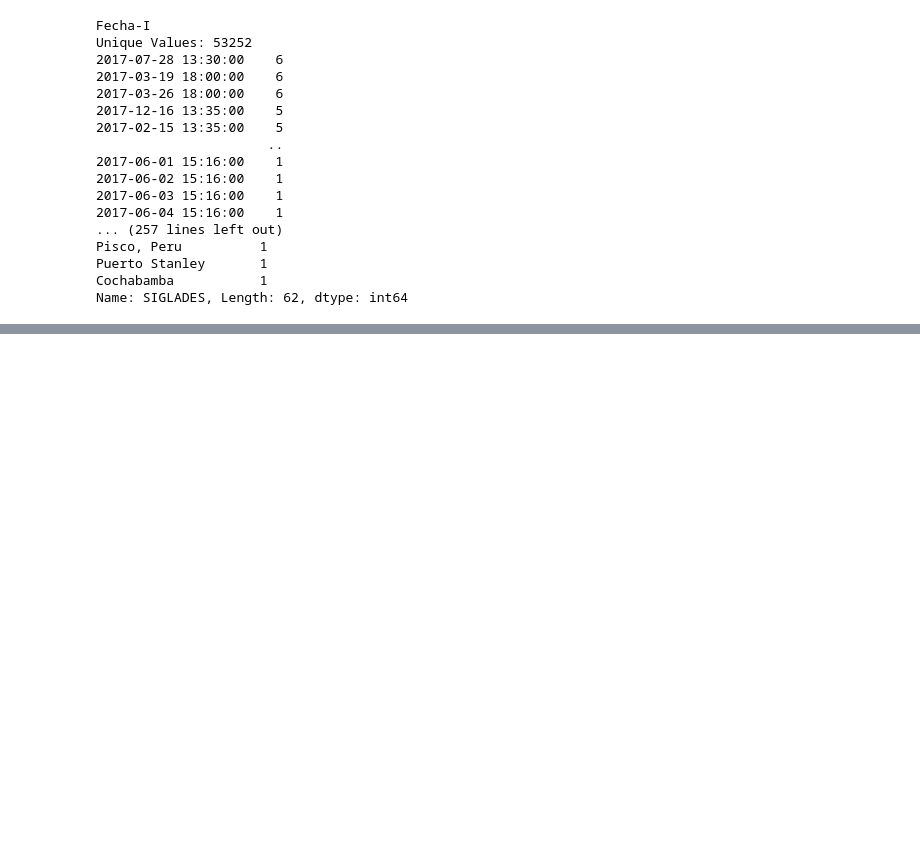
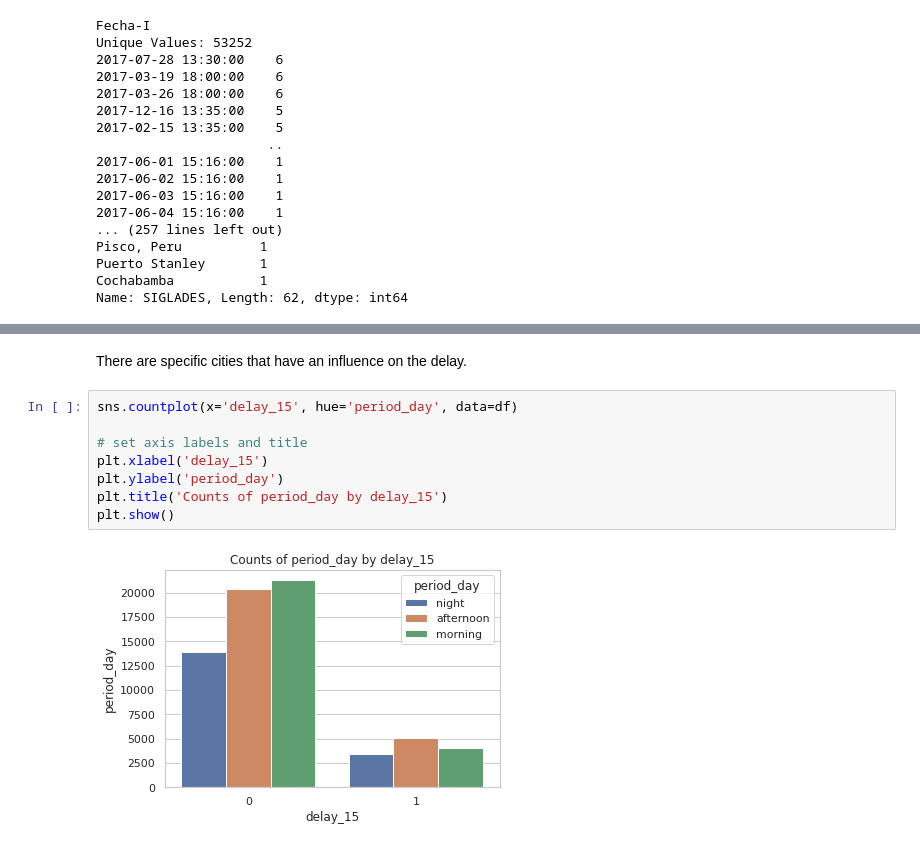
Before and after one commit to Alan-Hans/Challenge-Data-Scientist, a Jupyter notebook: solution.ipynb, the cells around one changed output, grey strips where cells are left out. Saved outputs shown, nothing was run; the diff lists cells and outputs as text; blank space fills up the shorter version.

```diff
--- a/solution.ipynb
+++ b/solution.ipynb
@@ -168,0 +351,12 @@ Name: SIGLADES, Length: 62, dtype: int64
+# %% [markdown]
+There are specific cities that have an influence on the delay.
+# %%
+sns.countplot(x='delay_15', hue='period_day', data=df)
+
+# set axis labels and title
+plt.xlabel('delay_15')
+plt.ylabel('period_day')
+plt.title('Counts of period_day by delay_15')
+plt.show()
+# %% [output]
+[figure, added]
```
Also changed, not shown: parts of 30 cells of this notebook.
